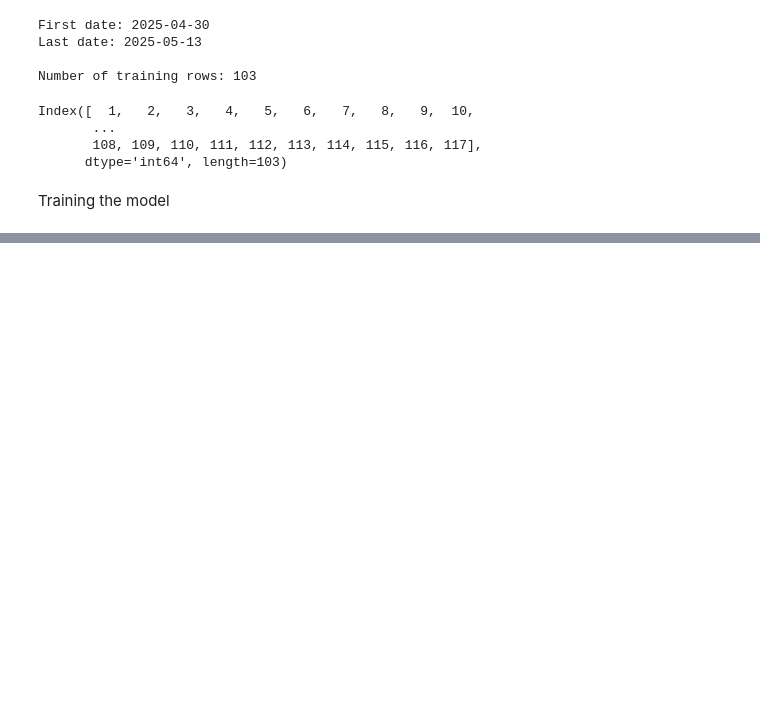
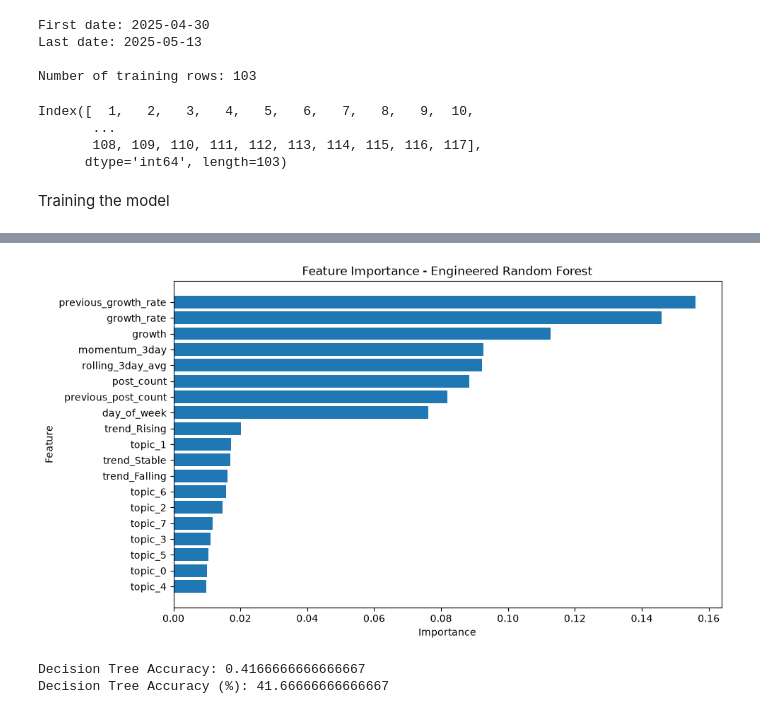
Before and after one commit to Praharshaanugu/AI-social-media-trend-analyser, a Jupyter notebook: notebooks/dataset_inspection.ipynb, the cells around one changed output, grey strips where cells are left out. Cells and saved outputs as stored; diff of their text form; code cells hidden in the pictures; blank space fills up the shorter version.

```diff
--- a/notebooks/dataset_inspection.ipynb
+++ b/notebooks/dataset_inspection.ipynb
@@ -1710,0 +2359,2 @@ Training the model
+# %%
+topic_daily["trend"] = topic_daily["growth_rate"].apply(assign_trend)
@@ -1710,0 +2460,2 @@ Training the model
+# %%
+engineered_data = engineered_data.dropna().copy()
@@ -1710,0 +2634,10 @@ Training the model
+# %%
+from sklearn.ensemble import RandomForestClassifier
+
+rf_engineered = RandomForestClassifier(
+    n_estimators=200,
+    random_state=42,
+    class_weight="balanced"
+)
+
+rf_engineered.fit(X_train, y_train)
@@ -1710,0 +2713,17 @@ Training the model
+# %%
+feature_names = (
+    numerical_columns
+    + encoder_engineered.get_feature_names_out(
+        categorical_columns
+    ).tolist()
+)
+
+feature_importance = pd.DataFrame({
+    "feature": feature_names,
+    "importance": rf_engineered.feature_importances_
+}).sort_values(
+    "importance",
+    ascending=False
+)
+
+print(feature_importance)
@@ -1710,0 +2751,16 @@ Training the model
+# %%
+plt.figure(figsize=(10, 6))
+
+plt.barh(
+    feature_importance["feature"],
+    feature_importance["importance"]
+)
+
+plt.xlabel("Importance")
+plt.ylabel("Feature")
+plt.title("Feature Importance - Engineered Random Forest")
+plt.gca().invert_yaxis()
+
+plt.show()
+# %% [output]
+[figure, added]
@@ -1710,0 +2780,16 @@ Training the model
+# %%
+from sklearn.metrics import accuracy_score
+
+dt_accuracy = accuracy_score(
+    y_test,
+    y_pred_dt
+)
+
+print("Decision Tree Accuracy:", dt_accuracy)
+print(
+    "Decision Tree Accuracy (%):",
+    dt_accuracy * 100
+)
+# %% [output]
+Decision Tree Accuracy: 0.4166666666666667
+Decision Tree Accuracy (%): 41.66666666666667
```
Also changed, not shown: parts of 215 cells of this notebook, 14 other files.
